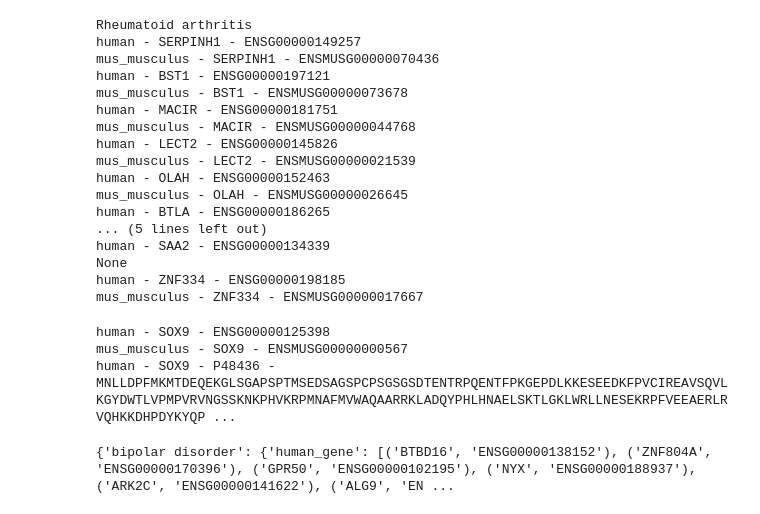
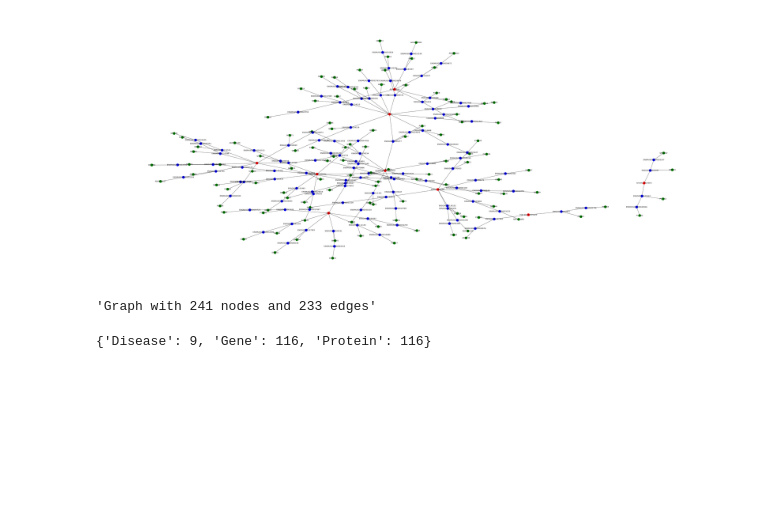
Before and after one commit to jackdodson23/knowledge_graph_201, a Jupyter notebook: knowledge_graph_final.ipynb, the cells around one changed output. Saved outputs shown, nothing was run; the diff lists cells and outputs as text; code cells hidden in the pictures; blank space fills up the shorter version.

Commit message:
Update knowledge_graph_final.ipynb
Added diseases and updated plot

```diff
--- a/knowledge_graph_final.ipynb
+++ b/knowledge_graph_final.ipynb
@@ -153,48 +153,11 @@ class Protein:
 
     def __str__(self):
         return self.species + ' - ' + self.name + ' - ' + self.uniprot_id + ' - ' + self.sequence
-# %%
-# Example 1: Get the genes associated with the disease
-bd = Disease('Rheumatoid arthritis')
-print(bd)
-bd_h_genes = bd.find_genes('human')
-for bd_h_gene in bd_h_genes:
-    print(bd_h_gene)
-    print(bd_h_gene.get_orthologues('mus_musculus'))
-# %% [output]
-Rheumatoid arthritis
-human - SERPINH1 - ENSG00000149257
-mus_musculus - SERPINH1 - ENSMUSG00000070436
-human - BST1 - ENSG00000197121
-mus_musculus - BST1 - ENSMUSG00000073678
-human - MACIR - ENSG00000181751
-mus_musculus - MACIR - ENSMUSG00000044768
-human - LECT2 - ENSG00000145826
-mus_musculus - LECT2 - ENSMUSG00000021539
-human - OLAH - ENSG00000152463
-mus_musculus - OLAH - ENSMUSG00000026645
-human - BTLA - ENSG00000186265
-... (5 lines left out)
-human - SAA2 - ENSG00000134339
-None
-human - ZNF334 - ENSG00000198185
-mus_musculus - ZNF334 - ENSMUSG00000017667
-# %%
-# Example 1: Get the human SOX9 gene and its orthologues in mouse
-h_sox9 = Gene('human', 'SOX9')
-print(h_sox9)
-m_sox9 = h_sox9.get_orthologues('mus_musculus')
-print(m_sox9)
-h_sox9_p = h_sox9.get_proteins()
-print(h_sox9_p)
-# %% [output]
-human - SOX9 - ENSG00000125398
-mus_musculus - SOX9 - ENSMUSG00000000567
-human - SOX9 - P48436 - MNLLDPFMKMTDEQEKGLSGAPSPTMSEDSAGSPCPSGSGSDTENTRPQENTFPKGEPDLKKESEEDKFPVCIREAVSQVLKGYDWTLVPMPVRVNGSSKNKPHVKRPMNAFMVWAQAARRKLADQYPHLHNAELSKTLGKLWRLLNESEKRPFVEEAERLRVQHKKDHPDYKYQP ...
 # %%
 # Save the data for Knowledge Graph
 
-disease_list = [Disease('bipolar disorder'), Disease('high blood pressure'), Disease('cardiovascular disease'), Disease('Rheumatoid arthritis'), Disease('Anxiety disorders')]
+disease_list = [Disease('bipolar disorder'), Disease('high blood pressure'), Disease('cardiovascular disease'), Disease('Rheumatoid arthritis'), Disease('Anxiety disorders'),
+                Disease('high blood pressure'), Disease('Arrhythmia'), Disease('cad'), Disease('stroke'), Disease('copd')]
 data = {}
 for disease in disease_list:
     data[disease.name] = {}
@@ -264,11 +227,18 @@ for disease in data.keys():
 # %%
 color_map = {'Gene': 'blue', 'Protein': 'green', 'Disease': 'red'}
 
 # Create a list of colors for the nodes based on their type
 node_colors = [color_map[M.nodes[n]['type']] for n in M.nodes()]
 
 # Draw the graph
-nx.draw(M, with_labels=True, node_color=node_colors, font_color='white')
+#nx.draw(M, with_labels=True, node_color=node_colors, font_color='white')
+#nx.draw(M, with_labels=True, node_color=node_colors, font_color='white', figsize=(12,12),node_size=60,font_size=8)
+#nx.draw(G,pos,node_size=60,font_size=8, figsize=(12,12))
+
+fig = plt.figure(1, figsize=(60, 25), dpi=120)
+nx.draw(M, with_labels=True, font_weight='normal',node_color=node_colors,)
 
 # Show the plot
 plt.show()
+# %% [output]
+[figure, added]
@@ -280,4 +245,16 @@ with open('data.pkl', 'wb') as f:
-# %%
-print(data)
-# %% [output]
-{'bipolar disorder': {'human_gene': [('BTBD16', 'ENSG00000138152'), ('ZNF804A', 'ENSG00000170396'), ('GPR50', 'ENSG00000102195'), ('NYX', 'ENSG00000188937'), ('ARK2C', 'ENSG00000141622'), ('ALG9', 'EN ...
+# %%
+nx.info(M)
+# %% [output]
+'Graph with 241 nodes and 233 edges'
+# %%
+type_counts = {}
+for n in M.nodes():
+    node_type = M.nodes[n]["type"]
+    if node_type in type_counts:
+        type_counts[node_type] += 1
+    else:
+        type_counts[node_type] = 1
+
+print(type_counts)
+# %% [output]
+{'Disease': 9, 'Gene': 116, 'Protein': 116}
```
Also changed, not shown: parts of 1 cell of this notebook.
